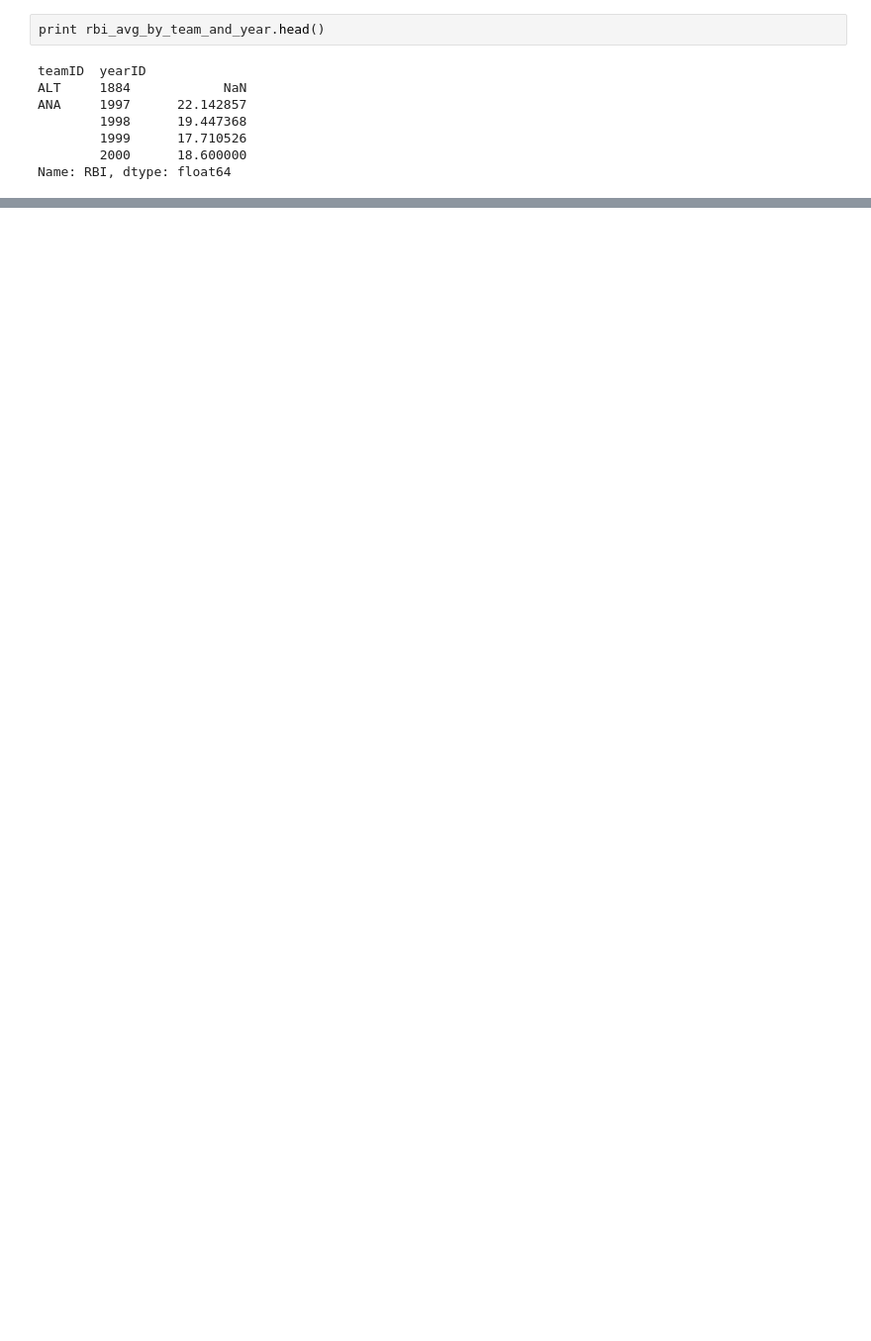
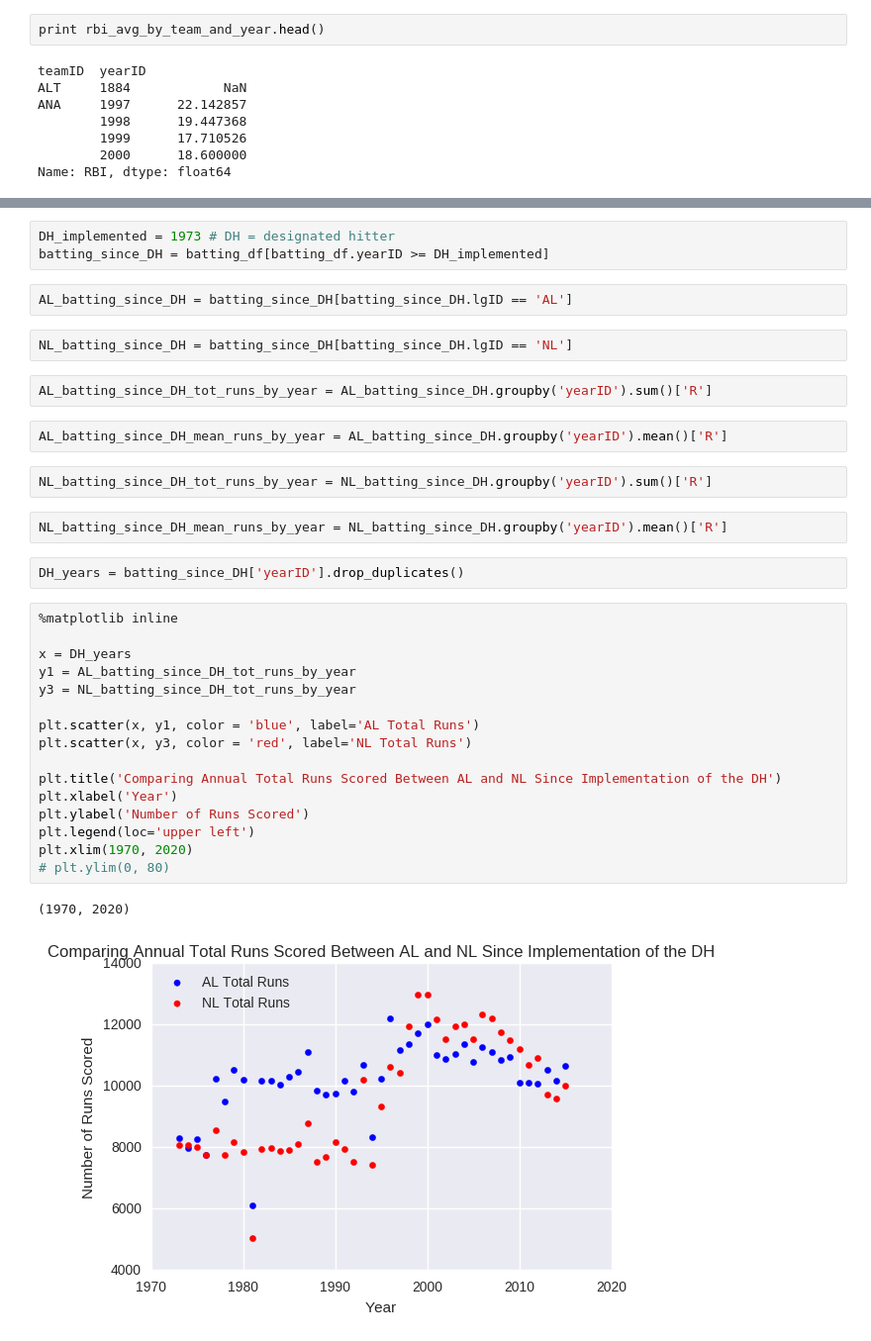
Before and after one commit to bjemcnally/Udacity-IPND-Data-Analyst-Project, a Jupyter notebook: IPND_Data_Analyst_Project.ipynb, the cells around one changed output, grey strips where cells are left out. Shown at 99% size. Cells and saved outputs as stored; diff of their text form; blank space fills up the shorter version.

```diff
--- a/IPND_Data_Analyst_Project.ipynb
+++ b/IPND_Data_Analyst_Project.ipynb
@@ -49,0 +170,36 @@ Name: HR, dtype: float64
+# %%
+DH_implemented = 1973 # DH = designated hitter
+batting_since_DH = batting_df[batting_df.yearID >= DH_implemented]
+# %%
+AL_batting_since_DH = batting_since_DH[batting_since_DH.lgID == 'AL']
+# %%
+NL_batting_since_DH = batting_since_DH[batting_since_DH.lgID == 'NL']
+# %%
+AL_batting_since_DH_tot_runs_by_year = AL_batting_since_DH.groupby('yearID').sum()['R']
+# %%
+AL_batting_since_DH_mean_runs_by_year = AL_batting_since_DH.groupby('yearID').mean()['R']
+# %%
+NL_batting_since_DH_tot_runs_by_year = NL_batting_since_DH.groupby('yearID').sum()['R']
+# %%
+NL_batting_since_DH_mean_runs_by_year = NL_batting_since_DH.groupby('yearID').mean()['R']
+# %%
+DH_years = batting_since_DH['yearID'].drop_duplicates()
+# %%
+%matplotlib inline
+
+x = DH_years
+y1 = AL_batting_since_DH_tot_runs_by_year
+y3 = NL_batting_since_DH_tot_runs_by_year
+
+plt.scatter(x, y1, color = 'blue', label='AL Total Runs')
+plt.scatter(x, y3, color = 'red', label='NL Total Runs')
+
+plt.title('Comparing Annual Total Runs Scored Between AL and NL Since Implementation of the DH')
+plt.xlabel('Year')
+plt.ylabel('Number of Runs Scored')
+plt.legend(loc='upper left')
+plt.xlim(1970, 2020)
+# plt.ylim(0, 80)
+# %% [output]
+(1970, 2020)
+[figure, added]
```
Also changed, not shown: parts of 42 cells of this notebook.
